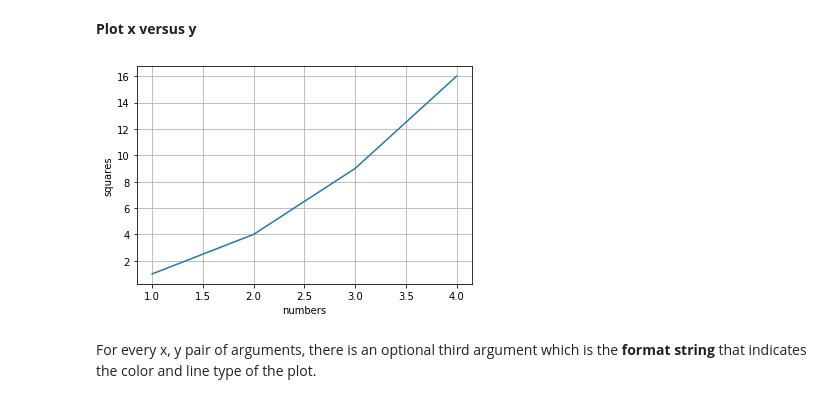
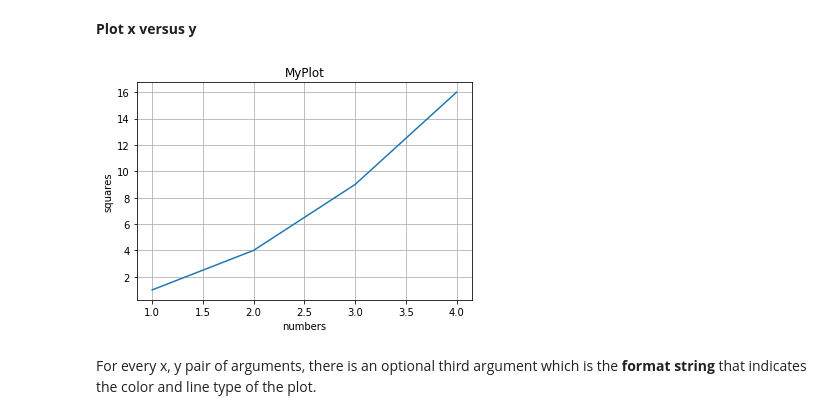
Before and after one commit to mohanakrishnavh/Applied-Machine-Learning-Course, a Jupyter notebook: Module_01_Fundamentals_of_Programming/05_Matplotlib/01_Matplotlib.ipynb, the cells around one changed output. Drawn from its saved outputs; the diff is of its cells as text; code cells hidden in the pictures.

```diff
--- a/Module_01_Fundamentals_of_Programming/05_Matplotlib/01_Matplotlib.ipynb
+++ b/Module_01_Fundamentals_of_Programming/05_Matplotlib/01_Matplotlib.ipynb
@@ -22,12 +22,13 @@ If you provide a single list or array to the plot() command, matplotlib assumes
 # %%
 plt.plot([1, 2, 3, 4], [1, 4, 9, 16])
 plt.ylabel('squares')
 plt.xlabel('numbers')
+plt.title('MyPlot')
 plt.grid() # grid on
 
 plt.show()
 # %% [output]
-[figure, old version]
+[figure, new version]
 # %% [markdown]
 For every x, y pair of arguments, there is an optional third argument which is the **format string** that indicates the color and line type of the plot.
 # %%
```
Also changed, not shown: 4 other files.
